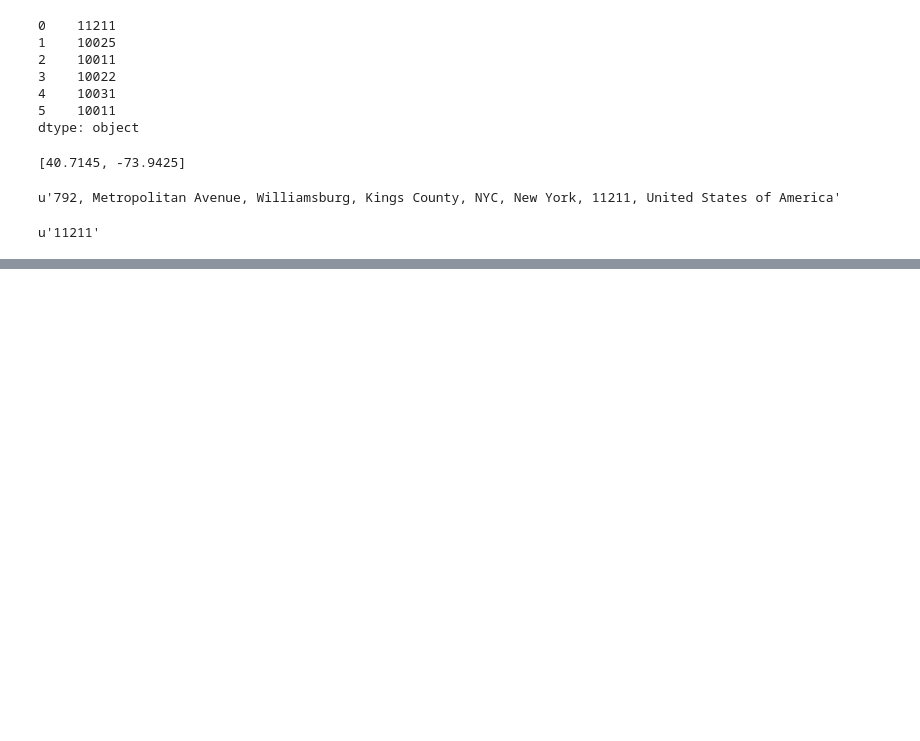
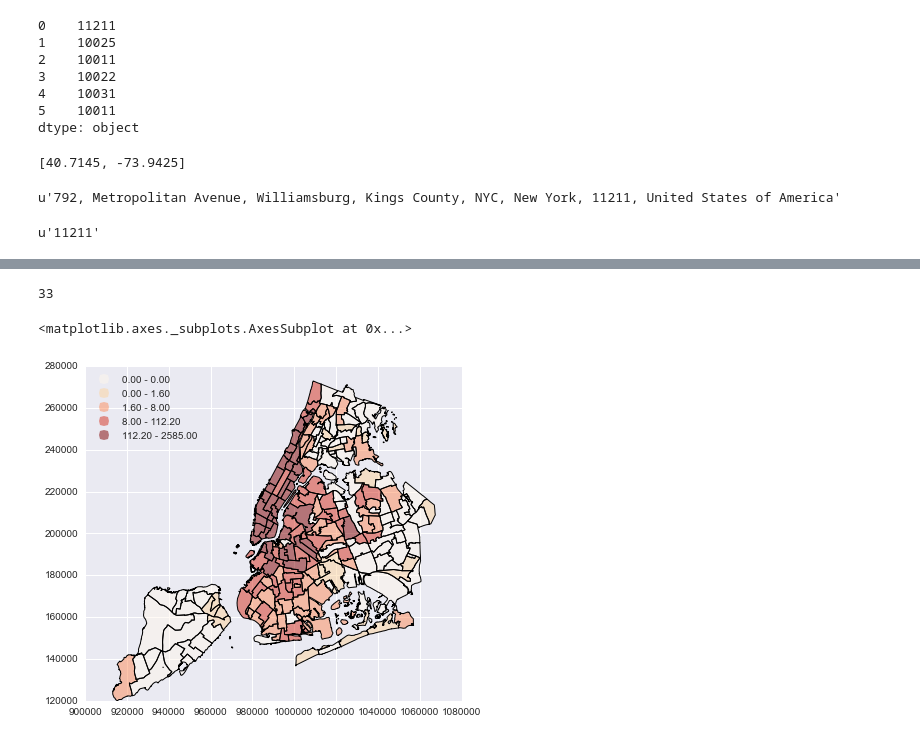
Before and after one commit to ah3200/renthop-kaggle, a Jupyter notebook: geocoding.ipynb, the cells around one changed output, grey strips where cells are left out. Cells and saved outputs as stored; diff of their text form; code cells hidden in the pictures; blank space fills up the shorter version.

```diff
--- a/geocoding.ipynb
+++ b/geocoding.ipynb
@@ -109,0 +162,3 @@ for coord in lat_lon_list:
+# %%
+gdat .crs = {'init' :'epsg:4326'} # Setting the current reference system
+gdat .to_crs(crs=poly.crs, inplace=True) # Translating into the poly reference system
@@ -109,0 +178,2 @@ for coord in lat_lon_list:
+# %%
+pointInPolys = sjoin(poly, gdat, how='left', op='contains')
@@ -109,0 +194,17 @@ for coord in lat_lon_list:
+# %%
+len(pointInPolys[pointInPolys.created.isnull()])
+# %% [output]
+33
+# %%
+lowPolys = pointInPolys[pointInPolys['interest_level'] == 'low']
+mediumPolys = pointInPolys[pointInPolys['interest_level'] == 'medium']
+highPolys = pointInPolys[pointInPolys['interest_level'] == 'high']
+# %%
+lows = poly.merge(pd.DataFrame({'locount' : lowPolys.groupby('NTACode').size()}).reset_index(), on="NTACode", how="left").fillna(0)
+mediums = poly.merge(pd.DataFrame({'medcount' : mediumPolys.groupby('NTACode').size()}).reset_index(), on="NTACode", how="left").fillna(0)
+highs = poly.merge(pd.DataFrame({'hicount' : highPolys.groupby('NTACode').size()}).reset_index(), on="NTACode", how="left").fillna(0)
+# %%
+lows.plot(column='locount', scheme='QUANTILES', k=5, cmap='OrRd', legend=True, figsize=(8, 6))
+# %% [output]
+<matplotlib.axes._subplots.AxesSubplot at 0x...>
+[figure, added]
```
Also changed, not shown: parts of 20 cells of this notebook.
